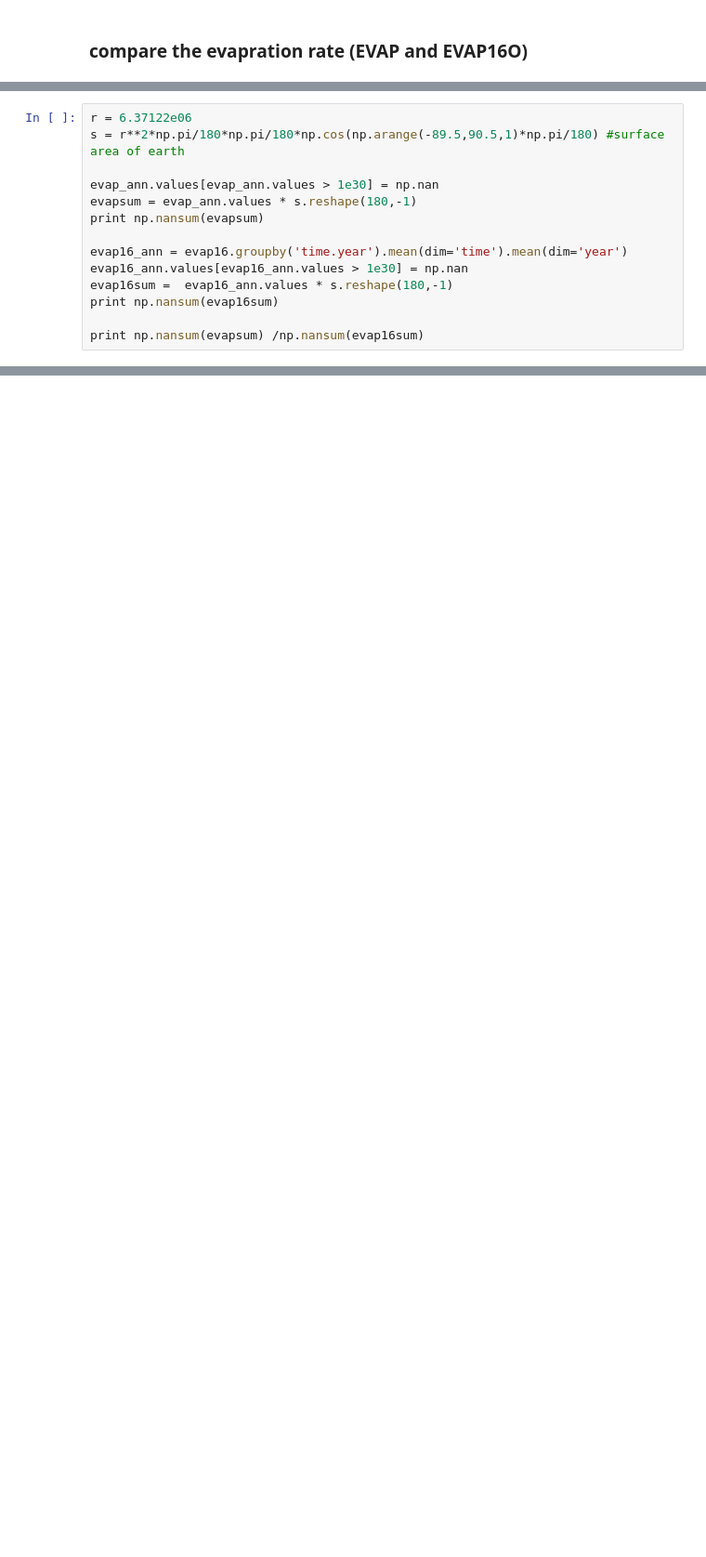
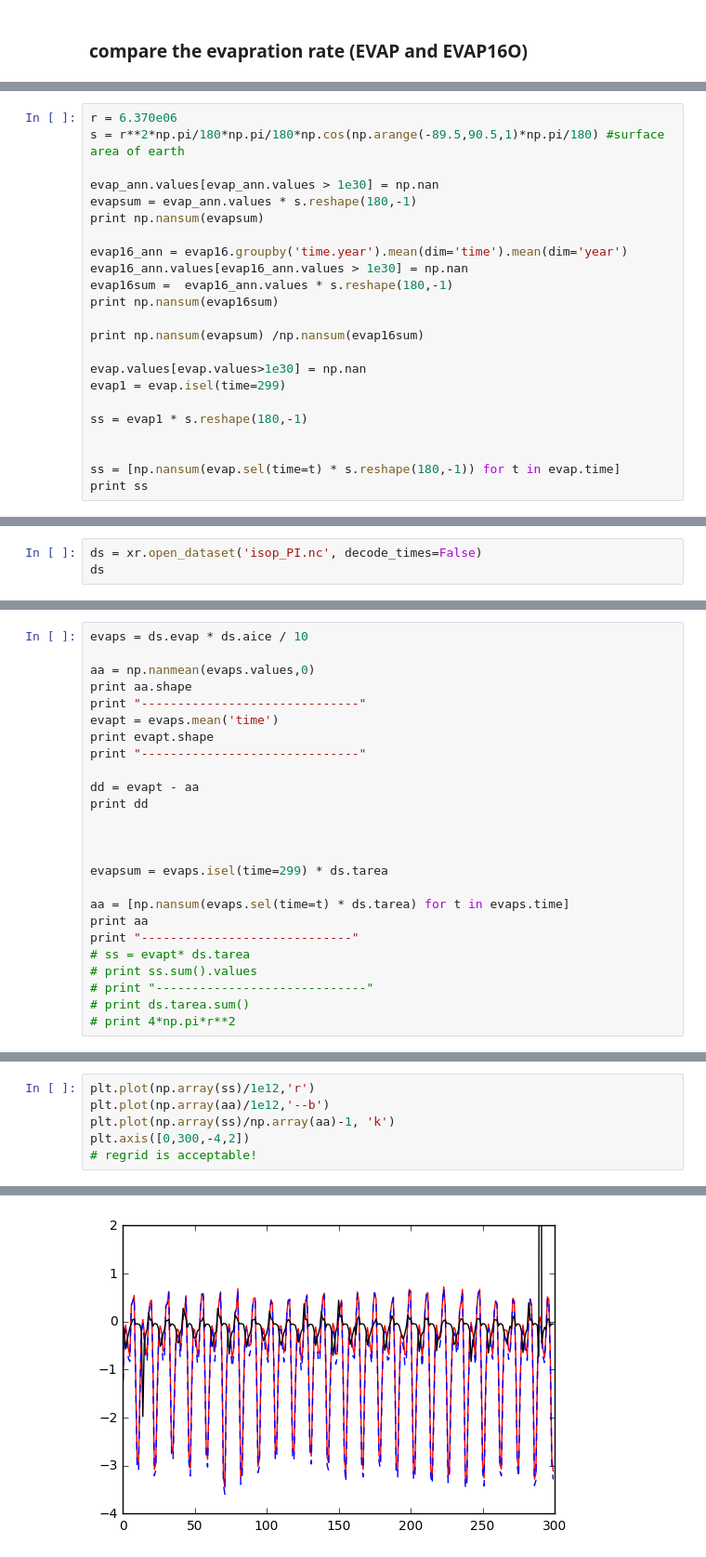
Before and after one commit to Yefee/ice_diag_cesm, a Jupyter notebook: isotope in ice at PI.ipynb, the cells around one changed output, grey strips where cells are left out. Shown at 93% size. Saved outputs shown, nothing was run; the diff lists cells and outputs as text; blank space fills up the shorter version.

```diff
--- a/isotope in ice at PI.ipynb
+++ b/isotope in ice at PI.ipynb
@@ -218,7 +218,7 @@ plt.title('annual mean abs(EVAP - EVAP16O)_South')
 <matplotlib.text.Text at 0x...>
 [figure]
 # %%
-r = 6.37122e06
+r = 6.370e06
 s = r**2*np.pi/180*np.pi/180*np.cos(np.arange(-89.5,90.5,1)*np.pi/180) #surface area of earth
 
 evap_ann.values[evap_ann.values > 1e30] = np.nan
@@ -231,4 +231,13 @@ evap16sum =  evap16_ann.values * s.reshape(180,-1)
 print np.nansum(evap16sum)
 
 print np.nansum(evapsum) /np.nansum(evap16sum)
+
+evap.values[evap.values>1e30] = np.nan
+evap1 = evap.isel(time=299)
+
+ss = evap1 * s.reshape(180,-1)
+
+
+ss = [np.nansum(evap.sel(time=t) * s.reshape(180,-1)) for t in evap.time]
+print ss
 # %% [output]
@@ -237,0 +248,3 @@ print np.nansum(evapsum) /np.nansum(evap16sum)
+# %%
+ds = xr.open_dataset('isop_PI.nc', decode_times=False)
+ds
@@ -237,0 +269,25 @@ print np.nansum(evapsum) /np.nansum(evap16sum)
+# %%
+evaps = ds.evap * ds.aice / 10
+
+aa = np.nanmean(evaps.values,0)
+print aa.shape
+print "------------------------------"
+evapt = evaps.mean('time')
+print evapt.shape
+print "------------------------------"
+
+dd = evapt - aa
+print dd
+
+
+
+evapsum = evaps.isel(time=299) * ds.tarea
+
+aa = [np.nansum(evaps.sel(time=t) * ds.tarea) for t in evaps.time]
+print aa
+print "-----------------------------"
+# ss = evapt* ds.tarea
+# print ss.sum().values
+# print "-----------------------------"
+# print ds.tarea.sum()
+# print 4*np.pi*r**2
@@ -237,0 +314,7 @@ print np.nansum(evapsum) /np.nansum(evap16sum)
+# %%
+plt.plot(np.array(ss)/1e12,'r')
+plt.plot(np.array(aa)/1e12,'--b')
+plt.plot(np.array(ss)/np.array(aa)-1, 'k')
+plt.axis([0,300,-4,2])
+# regrid is acceptable!
+# %% [output]
@@ -237,0 +322 @@ print np.nansum(evapsum) /np.nansum(evap16sum)
+[figure, added]
```
Also changed, not shown: parts of 5 cells of this notebook.
